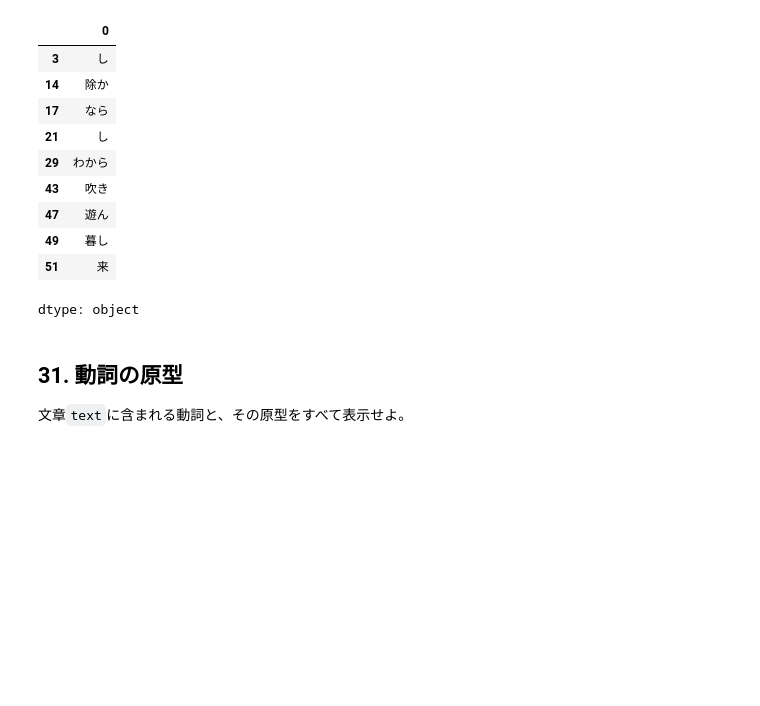
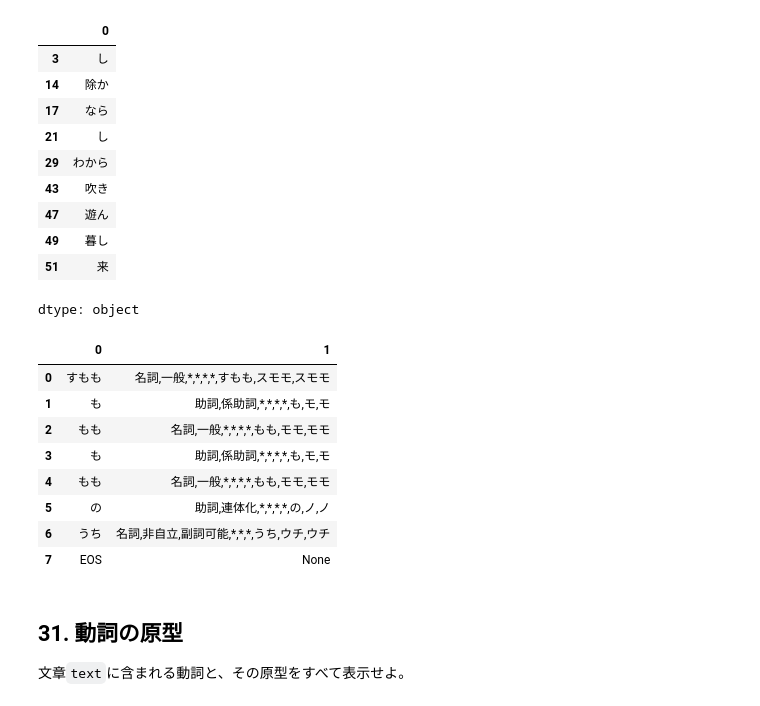
Before and after one commit to Tomhack24/my_nlp100_2025, a Jupyter notebook: ja/ch04.ipynb, the cells around one changed output. Cells and saved outputs as stored; diff of their text form; code cells hidden in the pictures; blank space fills up the shorter version.

```diff
--- a/ja/ch04.ipynb
+++ b/ja/ch04.ipynb
@@ -71,6 +62,25 @@ verbs_df[0]
 | 49 | 暮し |
 | 51 | 来 |
 dtype: object
+# %%
+#いやがらせ
+
+tex ="すもももももももものうち"
+taged_tex = tagger.parse(tex)
+f = io.StringIO(taged_tex)
+
+dfra = pd.read_csv(f, sep='\s', header=None)
+dfra
+# %% [output]
+|  | 0 | 1 |
+| 0 | すもも | 名詞,一般,*,*,*,*,すもも,スモモ,スモモ |
+| 1 | も | 助詞,係助詞,*,*,*,*,も,モ,モ |
+| 2 | もも | 名詞,一般,*,*,*,*,もも,モモ,モモ |
+| 3 | も | 助詞,係助詞,*,*,*,*,も,モ,モ |
+| 4 | もも | 名詞,一般,*,*,*,*,もも,モモ,モモ |
+| 5 | の | 助詞,連体化,*,*,*,*,の,ノ,ノ |
+| 6 | うち | 名詞,非自立,副詞可能,*,*,*,うち,ウチ,ウチ |
+| 7 | EOS | None |
 # %% [markdown]
 ## 31. 動詞の原型
 文章`text`に含まれる動詞と、その原型をすべて表示せよ。
```
Also changed, not shown: parts of 1 cell of this notebook.
